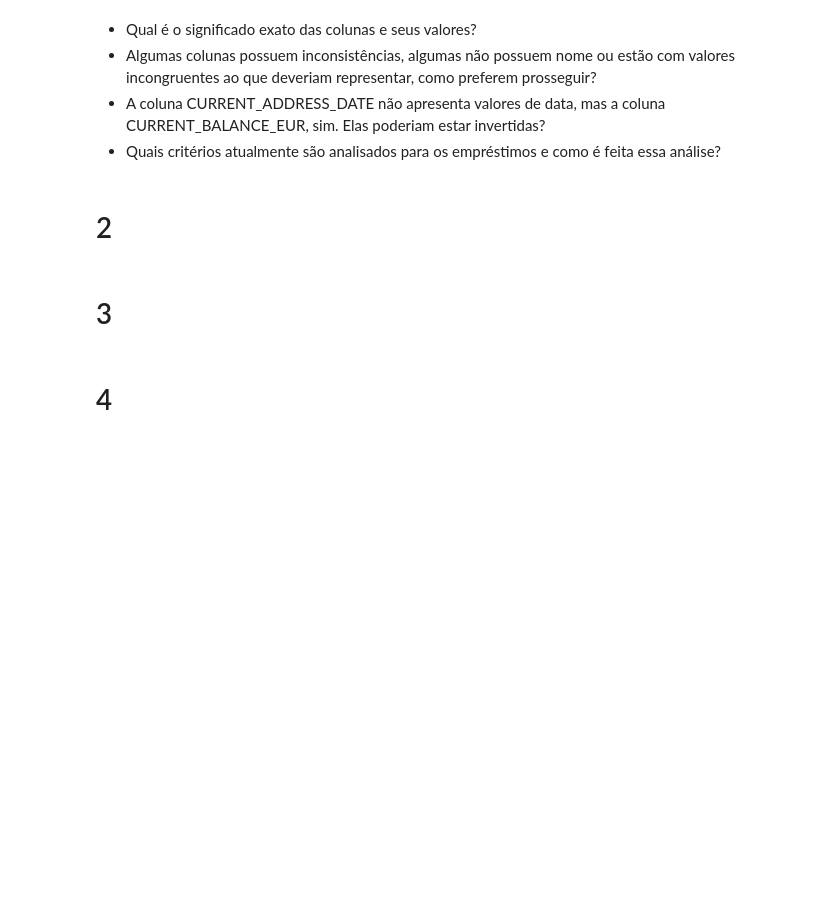
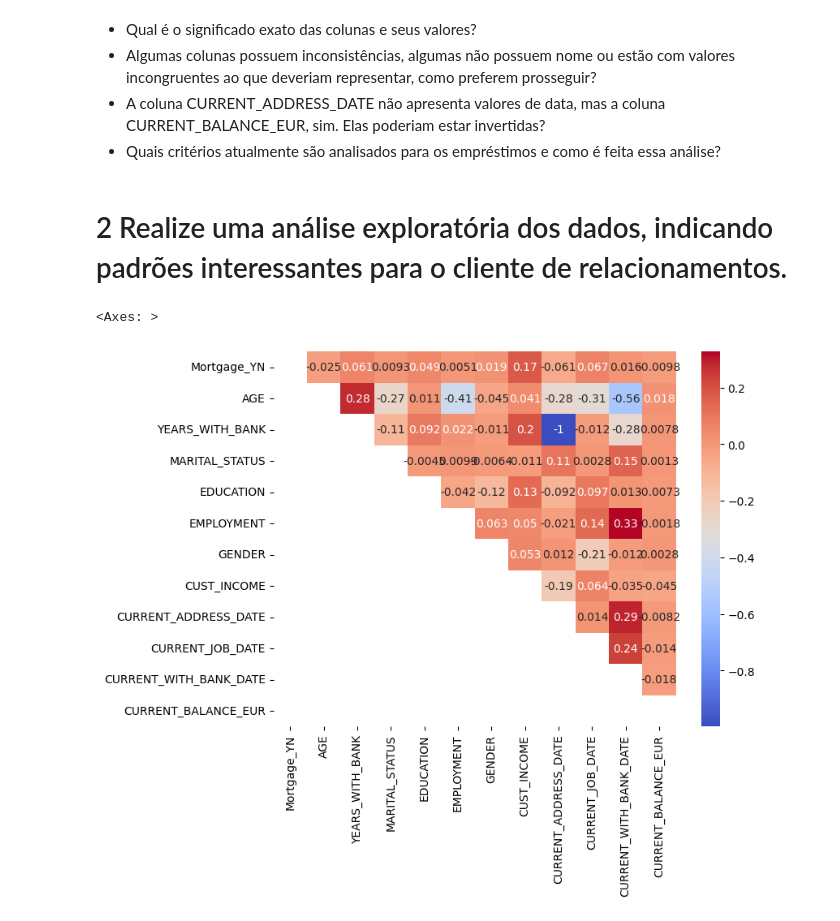
Before and after one commit to namespaiva/veraoUSP-ICDMQ, a Jupyter notebook: atividade.ipynb, the cells around one changed output. Saved outputs shown, nothing was run; the diff lists cells and outputs as text; code cells hidden in the pictures; blank space fills up the shorter version.

```diff
--- a/atividade.ipynb
+++ b/atividade.ipynb
@@ -25,0 +41,3 @@ train.head(2)
+# %%
+train.drop(['Cocunut','AGE_AT_ORIGINATION'], axis=1, inplace=True)
+train.shape
@@ -30,14 +111,0 @@ train.shape
-# %%
-train['CURRENT_JOB_DATE'] = pd.to_datetime(train['CURRENT_JOB_DATE'], errors='coerce')
-temp = train['CURRENT_ADDRESS_DATE']
-train['CURRENT_ADDRESS_DATE'] = pd.to_datetime(train['CURRENT_BALANCE_EUR'], errors='coerce')
-train['CURRENT_BALANCE_EUR'] = temp
-# %%
-train['MARTIAL_STATUS'] = train['MARTIAL_STATUS'].replace({'S': 'Solteiro', 'M': 'Casado', 'W': 'Viúvo(a)',
-                                                           'D': 'Divorciado', '*noval*': ''})
-train['MARTIAL_STATUS'] = train['MARTIAL_STATUS'][train['MARTIAL_STATUS'] != '' ]
-train['GENDER'] = train['GENDER'].replace({'M': 'Masculino', 'F': 'Feminino'})
-train['GENDER'] = train['GENDER'][train['GENDER'] != '']
-train['EDUCATION'] = train['EDUCATION'].replace({ 'HGH': 'Ensino Médio', 'BCR': 'Graduação', 'MAS': 'Mestrado',
-                                                 'SEC': 'Ensino Fundamental II', 'PHD': 'Doutorado', 'PRS': 'Curso Profissionalizante',
-                                                  'PRI': 'Ensino Fundamental I', 'OTH': 'Outros' })
@@ -58,9 +179,36 @@ train.shape
 - Algumas colunas possuem inconsistências, algumas não possuem nome ou estão com valores incongruentes ao que deveriam representar, como preferem prosseguir?
 - A coluna CURRENT_ADDRESS_DATE não apresenta valores de data, mas a coluna CURRENT_BALANCE_EUR, sim. Elas poderiam estar invertidas?
 - Quais critérios atualmente são analisados para os empréstimos e como é feita essa análise?
-# %% [markdown]
-# 2
-# %% [markdown]
-# 3
-# %% [markdown]
-# 4
+# %% [markdown]
+# 2 Realize uma análise exploratória dos dados, indicando padrões interessantes para o cliente de relacionamentos.
+# %%
+import seaborn as sns
+import matplotlib.pyplot as plt
+import datetime
+from sklearn.preprocessing import LabelEncoder
+
+df = train.copy()
+dfnum = train.copy()
+encoder = LabelEncoder()
+cols = ['Mortgage_YN','MARITAL_STATUS', 'EDUCATION', 'EMPLOYMENT', 'GENDER']
+for col in cols:
+  dfnum[col] = encoder.fit_transform(dfnum[col])
+
+for col in ['CURRENT_ADDRESS_DATE', 'CURRENT_WITH_BANK_DATE', 'CURRENT_JOB_DATE']:
+    dfnum[col] = dfnum[col].apply(lambda x: pd.Timestamp(x).toordinal() if pd.notnull(x) else None)
+
+
+dfnorm = dfnum.copy()
+dfnorm = (dfnorm - dfnorm.min()) / (dfnorm.max() - dfnorm.min())
+
+color = sns.color_palette("Paired")
+mask = np.tril(np.ones_like(dfnorm.corr(), dtype=bool))
+plt.figure(figsize=(8, 6))
+sns.heatmap(dfnorm.corr(), mask=mask, cmap= 'coolwarm', annot=True)
+
+# YEARS_WITH_BANK possui altissima correlação com CURRENT_ADDRESS_DATE
+# Escolho remover YEARS_WITH_BANK por acreditar ser a menos importante para o desempenho do modelo.
+# A variável alvo (Mortgage_YN) mostrou uma maior correlação (embora ainda fraca) com a variável de renda do cliente.
+# %% [output]
+<Axes: >
+[figure, added]
```
Also changed, not shown: parts of 29 cells of this notebook.
